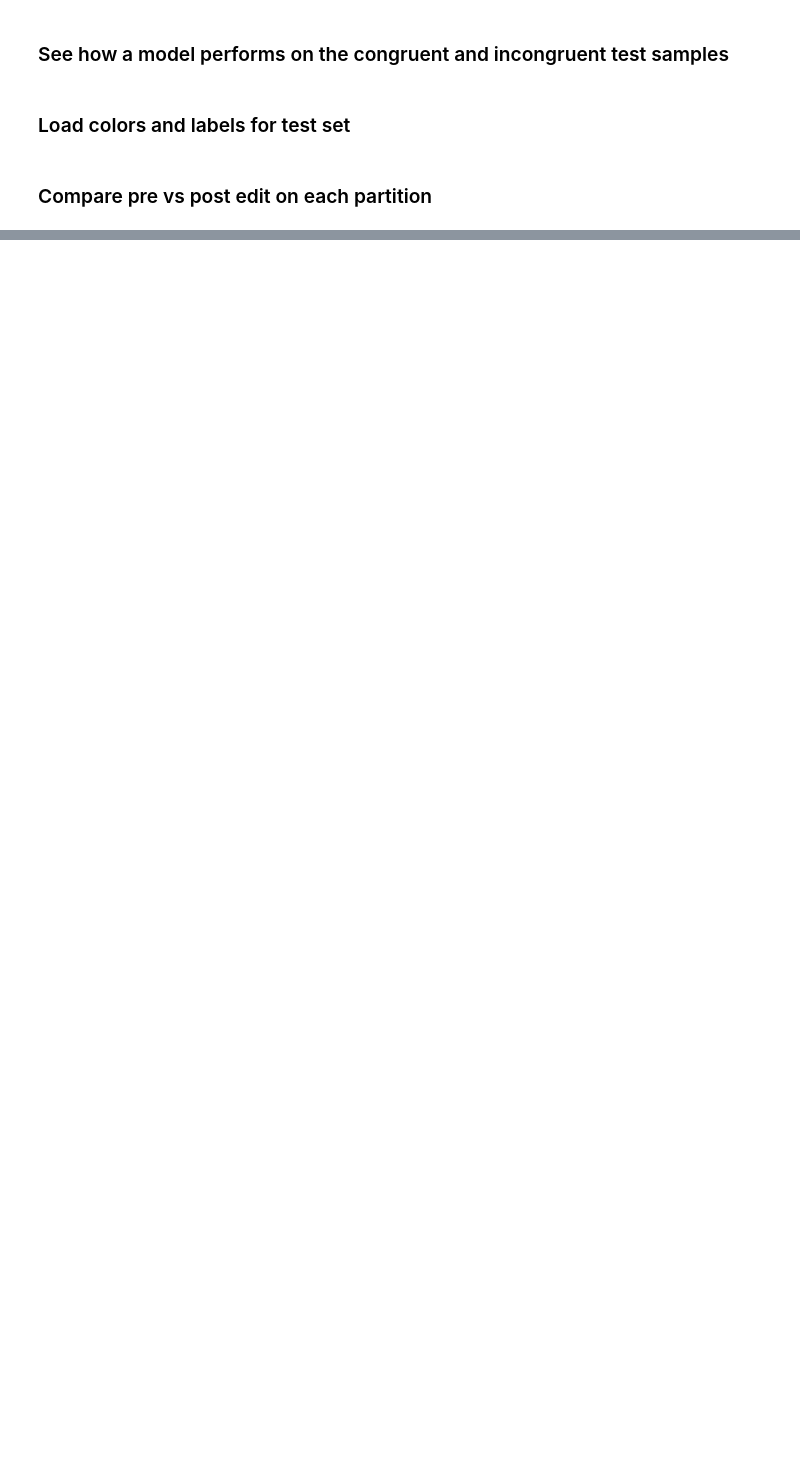
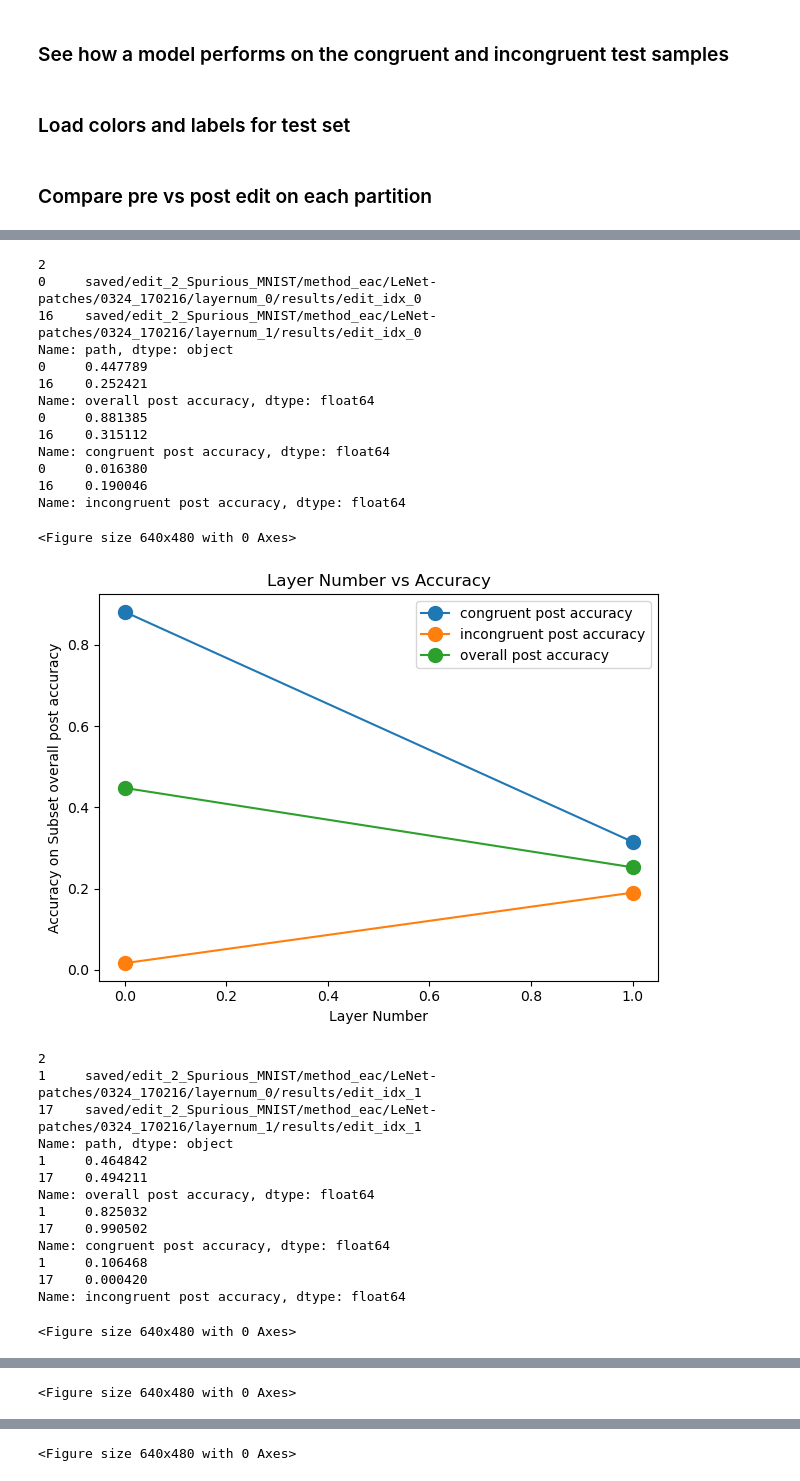
Before and after one commit to allisonchen23/model-editing, a Jupyter notebook: MNIST_performance_subclass_breakdown.ipynb, the cells around one changed output, grey strips where cells are left out. Drawn from its saved outputs; the diff is of its cells as text; code cells hidden in the pictures; blank space fills up the shorter version.

```diff
--- a/MNIST_performance_subclass_breakdown.ipynb
+++ b/MNIST_performance_subclass_breakdown.ipynb
@@ -243,0 +368,68 @@ plot(
+# %%
+iv_name = 'Layer Number'
+iv_values = [0, 1]
+n_conditions = len(iv_values)
+n_trials = 16
+
+pd.set_option('display.max_colwidth', None)
+for n_trial in range(n_trials):
+    trial_df = df.iloc[n_trial::n_trials, :]
+    print(len(trial_df))
+    print(trial_df['path'])
+    print(trial_df['overall post accuracy'])
+    print(trial_df['congruent post accuracy'])
+    print(trial_df['incongruent post accuracy'])
+
+    partitions = ['congruent post accuracy', 'incongruent post accuracy', 'overall post accuracy']
+    xs = [iv_values for n in range(3)]
+    ys = []
+    labels = []
+    for partition in partitions:
+
+        # for edit_idx in range(3):
+            # rows = df[df['path'].str.contains('edit_idx_{}'.format(edit_idx))]
+            # ys = [rows[label] for label in labels]
+        ys.append(trial_df[partition])
+            # print(rows['path'])
+            # labels.append('{} edit images'.format((edit_idx+1) * 2))
+        save_path = plot_save_path.format('partition_{}'.format(partition))
+        # print(xs.shape, len(ys), len(ys[0]))
+    plot(
+        xs=xs,
+        ys=ys,
+        labels=partitions,
+        title='{} vs Accuracy'.format(iv_name),
+        xlabel='{}'.format(iv_name),
+        ylabel='Accuracy on Subset {}'.format(partition),
+        save_path=None,
+        show=True)
+# %% [output]
+2
+0     saved/edit_2_Spurious_MNIST/method_eac/LeNet-patches/0324_170216/layernum_0/results/edit_idx_0
+16    saved/edit_2_Spurious_MNIST/method_eac/LeNet-patches/0324_170216/layernum_1/results/edit_idx_0
+Name: path, dtype: object
+0     0.447789
+16    0.252421
+Name: overall post accuracy, dtype: float64
+0     0.881385
+16    0.315112
+Name: congruent post accuracy, dtype: float64
+0     0.016380
+16    0.190046
+Name: incongruent post accuracy, dtype: float64
+<Figure size 640x480 with 0 Axes>
+[figure, added]
+2
+1     saved/edit_2_Spurious_MNIST/method_eac/LeNet-patches/0324_170216/layernum_0/results/edit_idx_1
+17    saved/edit_2_Spurious_MNIST/method_eac/LeNet-patches/0324_170216/layernum_1/results/edit_idx_1
+Name: path, dtype: object
+1     0.464842
+17    0.494211
+Name: overall post accuracy, dtype: float64
+1     0.825032
+17    0.990502
+Name: congruent post accuracy, dtype: float64
+1     0.106468
+17    0.000420
+Name: incongruent post accuracy, dtype: float64
+<Figure size 640x480 with 0 Axes>
@@ -243,0 +450 @@ plot(
+<Figure size 640x480 with 0 Axes>
@@ -243,0 +465 @@ plot(
+<Figure size 640x480 with 0 Axes>
```
Also changed, not shown: parts of 10 cells of this notebook, 7 other files.
